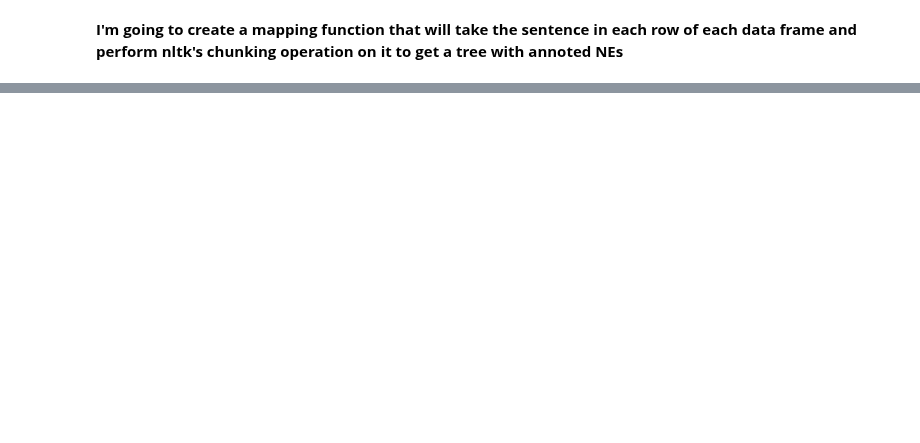
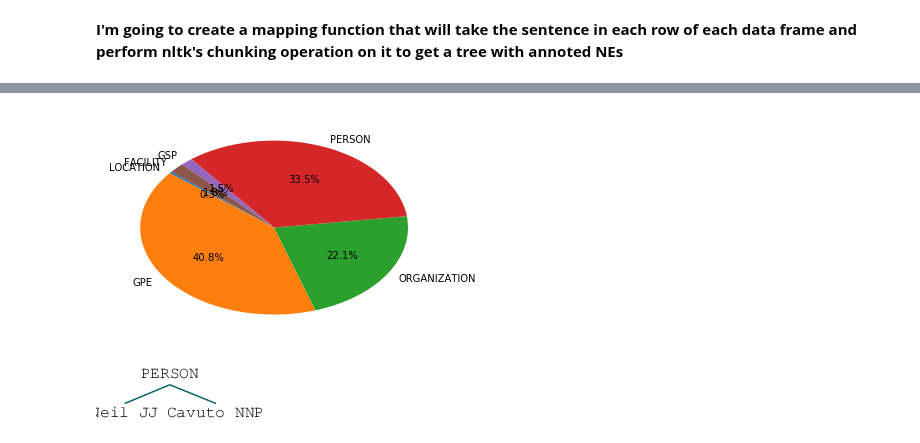
Before and after one commit to Data-Science-for-Linguists/2016-Debates-and-Referring-Expressions, a Jupyter notebook: NER_annotating.ipynb, the cells around one changed output, grey strips where cells are left out. Saved outputs shown, nothing was run; the diff lists cells and outputs as text; code cells hidden in the pictures; blank space fills up the shorter version.

```diff
--- a/NER_annotating.ipynb
+++ b/NER_annotating.ipynb
@@ -129,7 +33,0 @@ for sent in d1chunked_sents:
-# %%
-facility = []
-for sent in d1chunked_sents:
-    for chunk in sent:
-        if hasattr(chunk, 'label'):
-            if chunk.label() == 'FACILITY':
-                facility.append(chunk)
@@ -149,0 +71,4 @@ for x in org:
+# %%
+#Using mapping involving 2 columns. Use the Speaker column to modify the Tree column.
+for row in range(0, len(master_df)):
+    master_df.iloc[row][-1][0].set_label(master_df.iloc[row][2])
@@ -149,0 +101,26 @@ for x in org:
+# %%
+#This section is with help from a datacamp tutorial
+#https://campus.datacamp.com/courses/natural-language-processing-fundamentals-in-python/named-entity-recognition?ex=3
+
+ner_categories = defaultdict(int)
+
+# Create the nested for loop
+for tree_list in master_df['Tree']:
+    for tree in tree_list:
+        for chunk in tree:
+            if hasattr(chunk, 'label'):
+                ner_categories[chunk.label()] += 1
+
+# Create a list from the dictionary keys for the chart labels: labels
+labels = list(ner_categories.keys())
+
+# Create a list of the values: values
+values = [ner_categories.get(l) for l in labels]
+
+# Create the pie chart
+plt.pie(values, labels=labels, autopct='%1.1f%%', startangle=140)
+
+# Display the chart
+plt.show()
+# %% [output]
+[figure, added]
@@ -150,3 +135,7 @@ for x in org:
+# %%
+people[1]
+# %% [output]
+[figure, added]
 # %%
 people[1].leaves()[0][0]
 words = [leaf[0] for leaf in people[1].leaves()]
```
Also changed, not shown: parts of 52 cells of this notebook.
